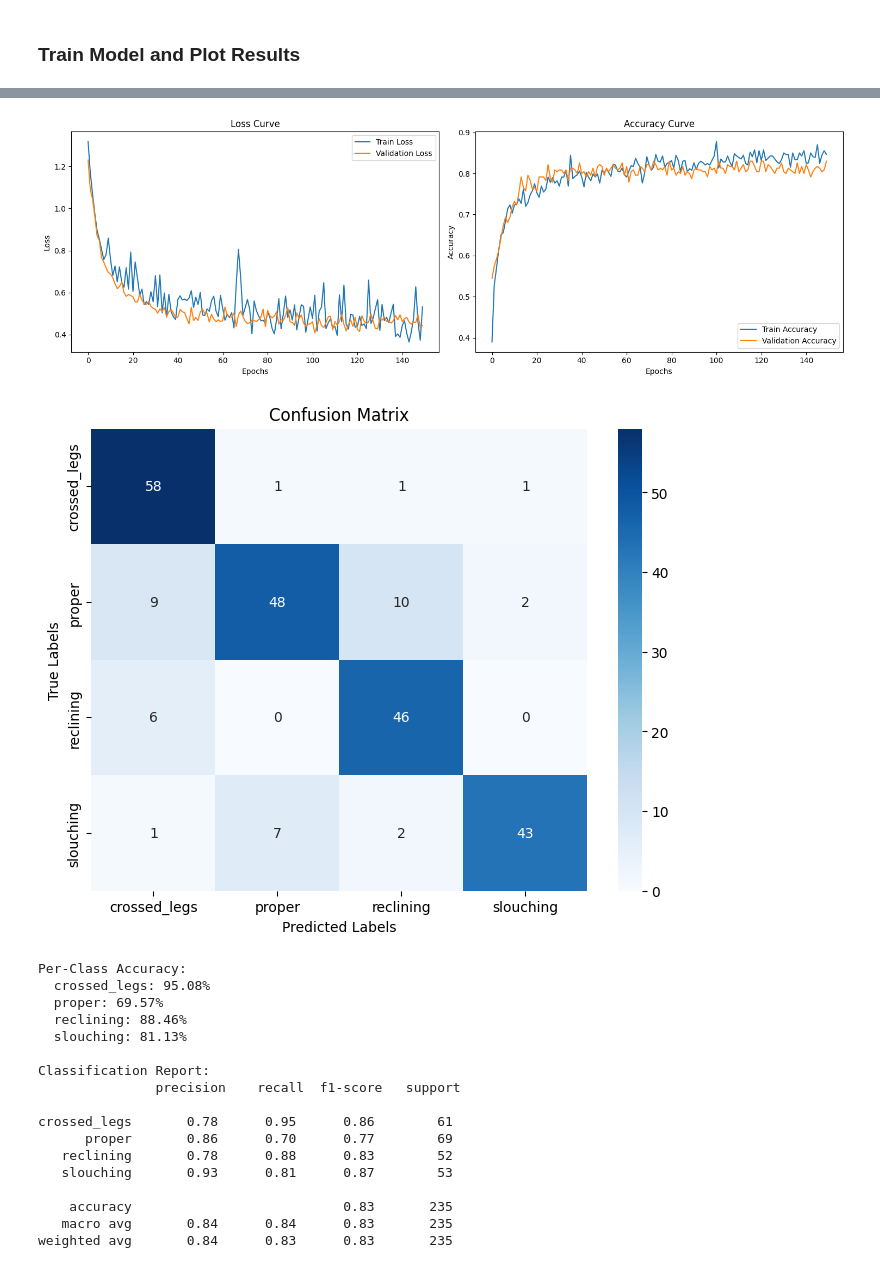
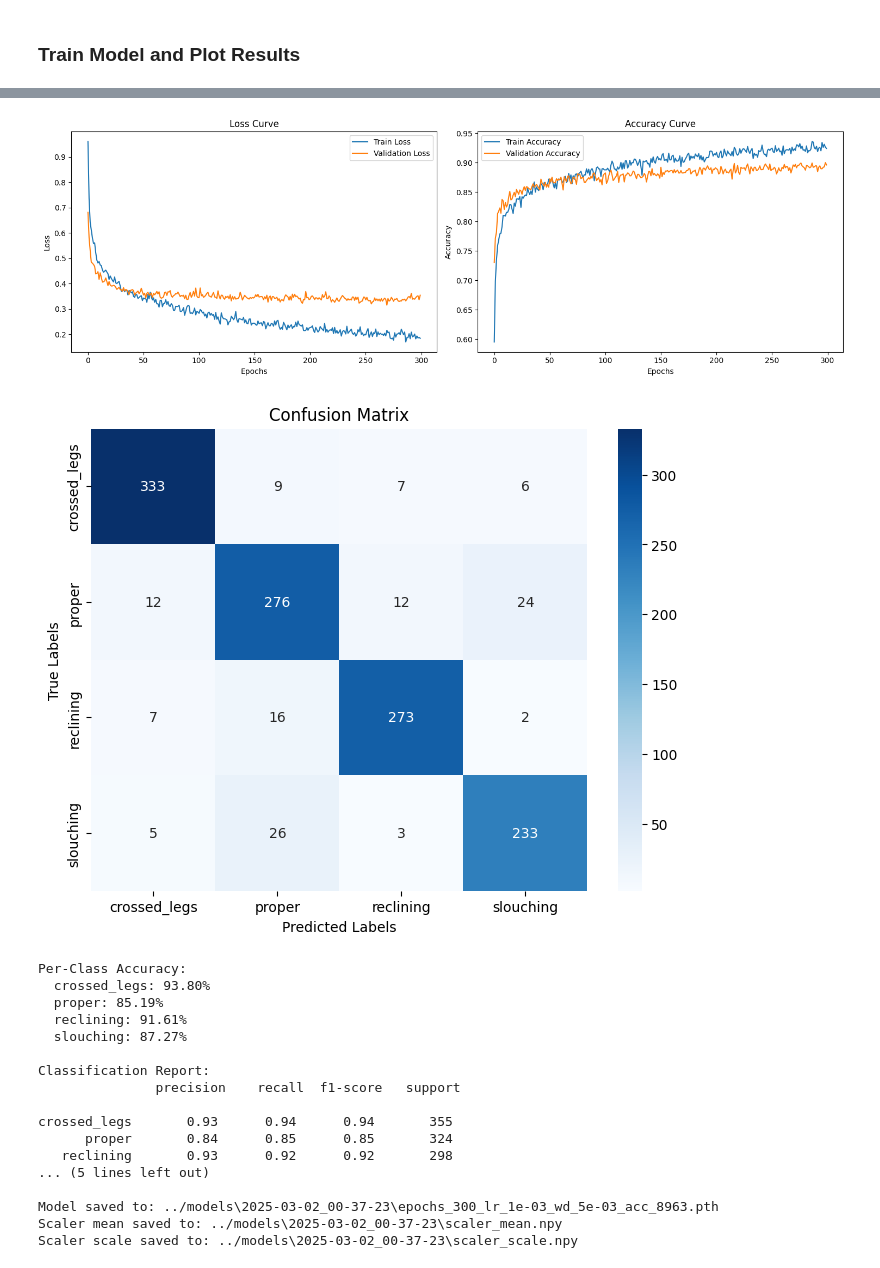
Before and after one commit to Jiayii03/fyp-sitting-posture, a Jupyter notebook: training/ann.ipynb, the cells around one changed output, grey strips where cells are left out. Saved outputs shown, nothing was run; the diff lists cells and outputs as text; code cells hidden in the pictures.

Commit message:
Added new model with 90% accuracy, trained with augmented dataset

```diff
--- a/training/ann.ipynb
+++ b/training/ann.ipynb
@@ -77,17 +77,18 @@ class MLP(nn.Module):
     def __init__(self, input_size, num_classes):
         super(MLP, self).__init__()
         self.model = nn.Sequential(
-            nn.Linear(input_size, 256),
-            nn.BatchNorm1d(256),  # Add batch normalization
+            nn.Linear(input_size, 512),  # Increase neurons
+            nn.BatchNorm1d(512),
             nn.LeakyReLU(negative_slope=0.01),
-            nn.Dropout(0.5),
+            nn.Dropout(0.4),
+            nn.Linear(512, 256),
+            nn.BatchNorm1d(256),
+            nn.LeakyReLU(negative_slope=0.01),
+            nn.Dropout(0.4),
             nn.Linear(256, 128),
-            nn.BatchNorm1d(128),  # Add batch normalization
+            nn.BatchNorm1d(128),
             nn.LeakyReLU(negative_slope=0.01),
-            nn.Dropout(0.5),
-            nn.Linear(128, 64),
-            nn.LeakyReLU(negative_slope=0.01),
-            nn.Linear(64, num_classes)
+            nn.Linear(128, num_classes)
         )
 
     def forward(self, x):
@@ -189,13 +190,22 @@ def plot_confusion_matrix(model, data_loader, class_labels, device, save_dir=Non
 
     return class_accuracy
 
-def save_model_with_config(model, model_name, save_dir):
+def save_model_with_config(scaler, model, model_name, save_dir):
     """
     Save the PyTorch model state dictionary to a specified directory.
+    Save scaler_mean and scaler_scale to the same directory.
     """
+    # Save the model state dictionary
     model_path = os.path.join(save_dir, model_name)
     torch.save(model.state_dict(), model_path)
+
+    # Save the scaler's mean and scale as NumPy arrays
+    np.save(os.path.join(save_dir, "scaler_mean.npy"), scaler.mean_)
+    np.save(os.path.join(save_dir, "scaler_scale.npy"), scaler.scale_)
+
     print(f"Model saved to: {model_path}")
+    print(f"Scaler mean saved to: {os.path.join(save_dir, 'scaler_mean.npy')}")
+    print(f"Scaler scale saved to: {os.path.join(save_dir, 'scaler_scale.npy')}")
 # %% [markdown]
 ### Define the Training & Evaluation Function
 # %%
@@ -261,5 +271,8 @@ def train_model(model, train_loader, val_loader, criterion, optimizer, epochs):
 ### Load Preprocessed Dataset
 # %%
 # Load and preprocess data
-csv_path = "../../datasets/vectors/xy_filtered_keypoints_vectors_mediapipe.csv"
+csv_path = "../../datasets/vectors/augmented_xy_filtered_keypoints_vectors_mediapipe.csv"
 df = pd.read_csv(csv_path)
+
+print("Number of samples per class before train test split:")
+print(df['class'].value_counts())
@@ -359,22 +372,22 @@ Number of Samples per Class:
 ### Initialise Model
 # %%
 LEARNING_RATE = 0.001
-WEIGHT_DECAY = 0.001
+WEIGHT_DECAY = 0.005
 NUM_CLASSES = 4
-EPOCHS = 150
+EPOCHS = 300
 
 # Model initialization
 input_size = train_features.shape[1]
 model = MLP(input_size, NUM_CLASSES)
 criterion = nn.CrossEntropyLoss()
-optimizer = optim.Adam(model.parameters(), lr=LEARNING_RATE, weight_decay=WEIGHT_DECAY)
+optimizer = optim.AdamW(model.parameters(), lr=LEARNING_RATE, weight_decay=WEIGHT_DECAY)
 # %% [markdown]
 ### Train Model and Plot Results
 # %%
 import datetime
 
-SAVE_RESULT = False
-MODEL_NAME = "test.pth"
+SAVE_RESULT = True
+MODEL_NAME = "epochs_300_lr_1e-03_wd_5e-03_acc_8963.pth"
 
 device = torch.device('cuda' if torch.cuda.is_available() else 'cpu')
 class_labels = label_encoder.classes_
@@ -390,5 +403,5 @@ plot_training_results(train_losses, train_accuracies, val_losses, val_accuracies
 plot_confusion_matrix(model, test_loader, class_labels, device, save_dir=save_dir)
 
 if SAVE_RESULT:
-    save_model_with_config(model, MODEL_NAME, save_dir)
+    save_model_with_config(scaler, model, MODEL_NAME, save_dir)
 # %% [output]
@@ -412,19 +425,19 @@ Epoch [150/150], Train Loss: 0.5326, Train Acc: 0.8462, Val Loss: 0.4434, Val Ac
-[figure, old version]
+[figure, new version]
-[figure, old version]
+[figure, new version]
 Per-Class Accuracy:
-  crossed_legs: 95.08%
-  proper: 69.57%
-  reclining: 88.46%
-  slouching: 81.13%
+  crossed_legs: 93.80%
+  proper: 85.19%
+  reclining: 91.61%
+  slouching: 87.27%
 
 Classification Report:
                precision    recall  f1-score   support
 
-crossed_legs       0.78      0.95      0.86        61
-      proper       0.86      0.70      0.77        69
-   reclining       0.78      0.88      0.83        52
-   slouching       0.93      0.81      0.87        53
+crossed_legs       0.93      0.94      0.94       355
+      proper       0.84      0.85      0.85       324
+   reclining       0.93      0.92      0.92       298
+... (5 lines left out)
 
-    accuracy                           0.83       235
-   macro avg       0.84      0.84      0.83       235
-weighted avg       0.84      0.83      0.83       235
+Model saved to: ../models\2025-03-02_00-37-23\epochs_300_lr_1e-03_wd_5e-03_acc_8963.pth
+Scaler mean saved to: ../models\2025-03-02_00-37-23\scaler_mean.npy
+Scaler scale saved to: ../models\2025-03-02_00-37-23\scaler_scale.npy
```
Also changed, not shown: parts of 5 cells of this notebook, 11 other files.
